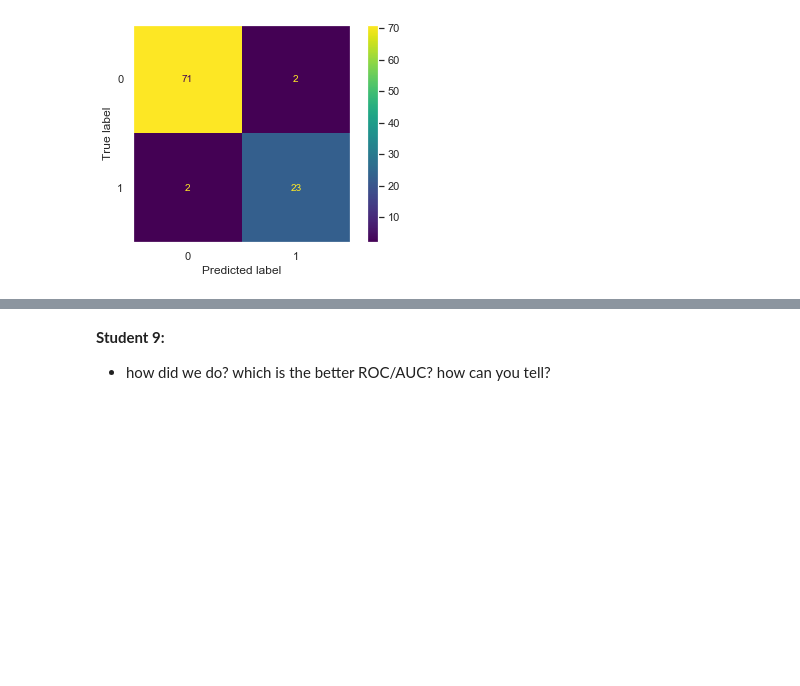
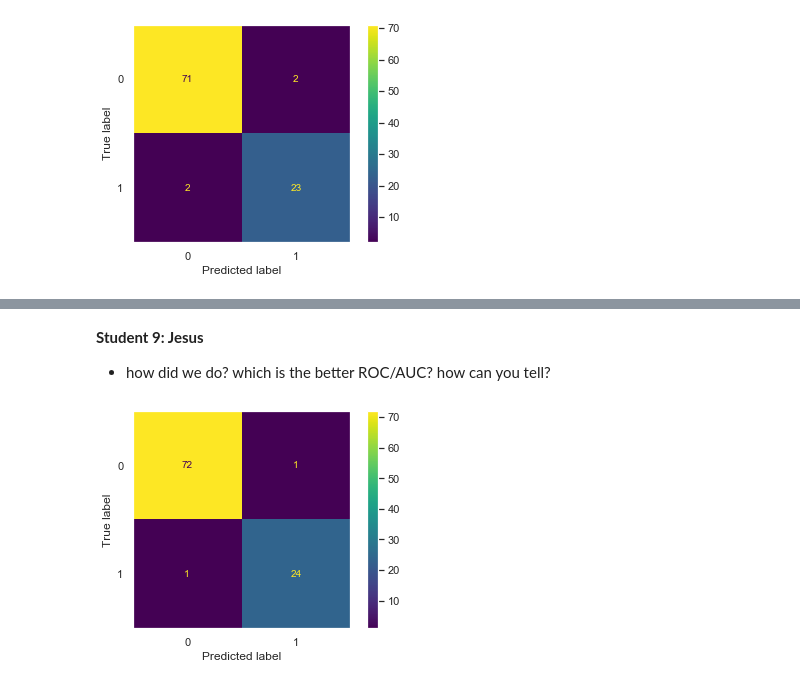
Before and after one commit to learn-co-students/Breakout_Mod3-Assessment-Review_HTX-DS-021720, a Jupyter notebook: Mod3_AssessmentReview.ipynb, the cells around one changed output, grey strips where cells are left out. Saved outputs shown, nothing was run; the diff lists cells and outputs as text; code cells hidden in the pictures; blank space fills up the shorter version.

Commit message:
Add code from students

```diff
--- a/Mod3_AssessmentReview.ipynb
+++ b/Mod3_AssessmentReview.ipynb
@@ -179,6 +185,7 @@ plot_tree(dt_maxdepth1_v2, ['origin'])
 # %%
 # Start a new decision tree, dt, with whichever parameters you'd like to set
 
-dt = None
+dt = DecisionTreeClassifier(criterion = 'entropy', class_weight = 'balanced')
 # %%
 # Fit it on the training data
+dt.fit(X_train, y_train)
@@ -204,9 +230,12 @@ Define precision, recall and F1 score using the confusion matrix.
 # %%
 # Create a random forest, doing a grid search to find some optimal parameters
 
-rf = None
+rf = RandomForestClassifier()
 
-grid_params = None
+grid_params = {'criterion': ['gini', 'entropy'],
+               'max_depth': [None, 1, 3, 5],
+               'min_samples_split': [2, 4, 6],
+               'n_estimators': [50, 100, 150]}
 
-grid_search = None
+grid_search = GridSearchCV(rf, grid_params, cv=3, scoring='roc_auc')
 grid_search.fit(X_train, y_train)
@@ -229,4 +287,10 @@ plt.show()
 # %% [markdown]
-**Student 9:**
+**Student 9: Jesus**
 
 - how did we do? which is the better ROC/AUC? how can you tell?
+# %%
+plot_confusion_matrix(rf_grid, X_test, y_test)
+plt.grid(False) # This just removes an annoying grid that shows up by default
+plt.show()
+# %% [output]
+[figure, added]
```
Also changed, not shown: parts of 16 cells of this notebook.
